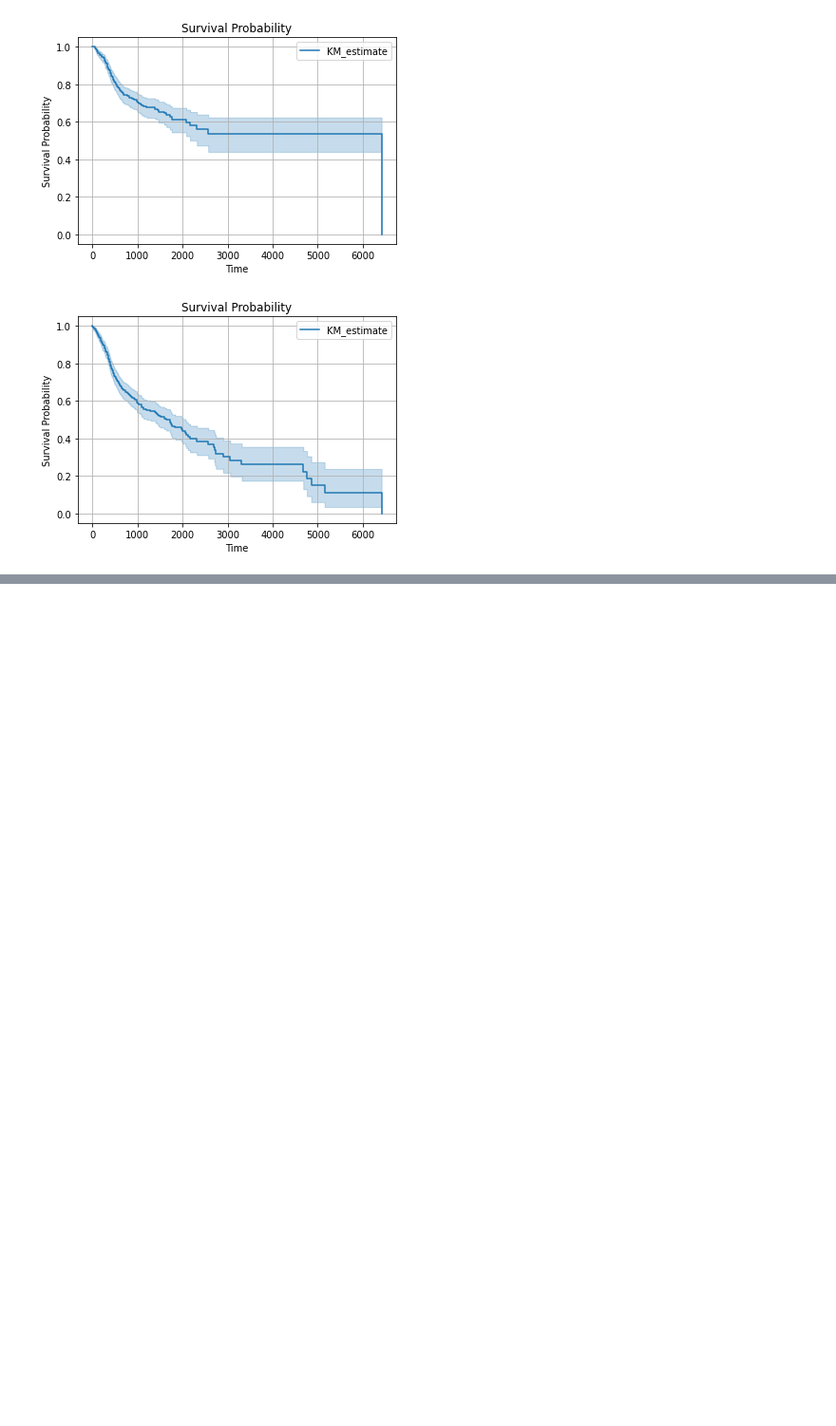
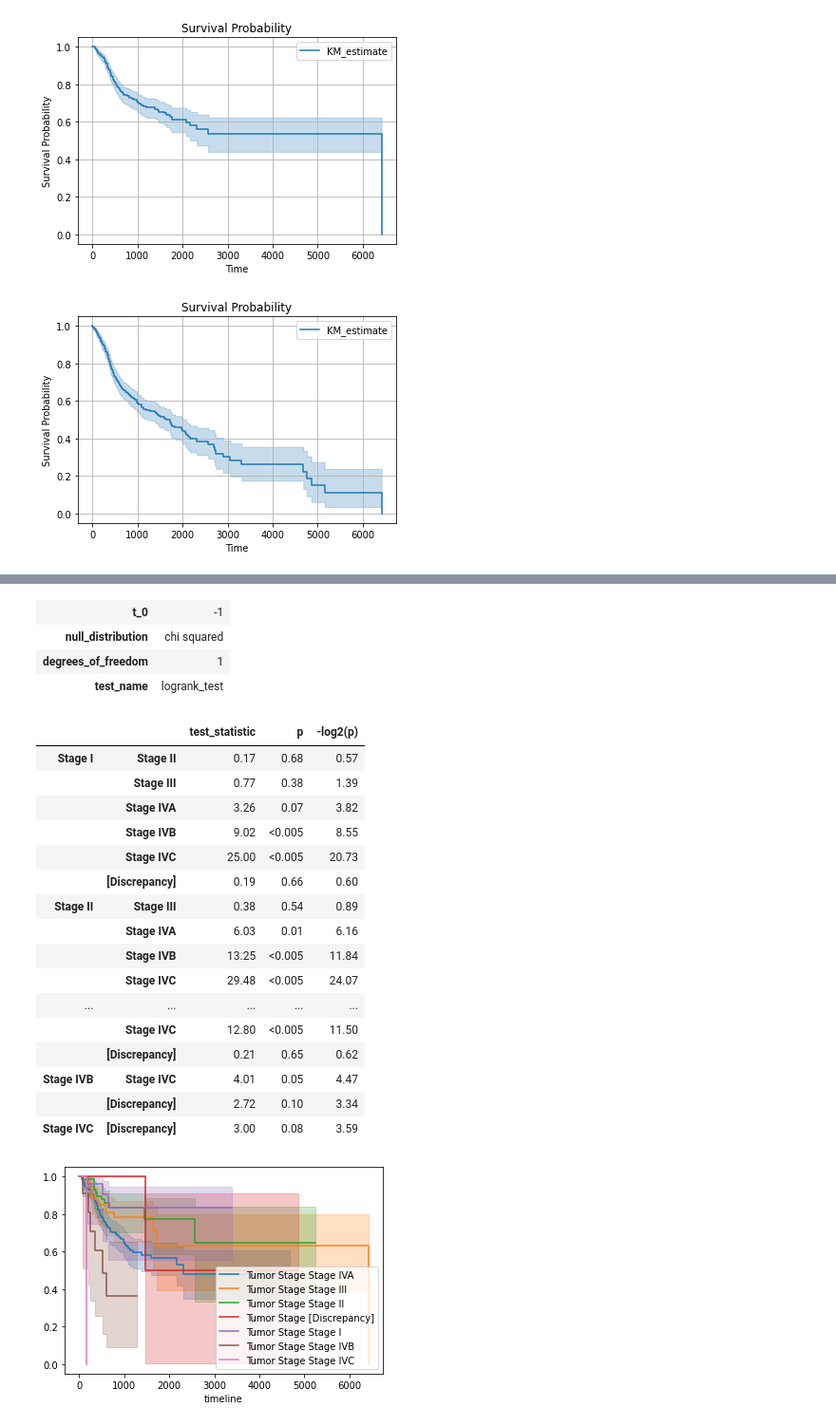
Before and after one commit to Enable72/ECE204-PROJECT4, a Jupyter notebook: project4.ipynb, the cells around one changed output, grey strips where cells are left out. Shown at 95% size. Saved outputs shown, nothing was run; the diff lists cells and outputs as text; code cells hidden in the pictures; blank space fills up the shorter version.

```diff
--- a/project4.ipynb
+++ b/project4.ipynb
@@ -169,0 +189,39 @@ plt.show()
+# %%
+import pandas as pd
+from lifelines import KaplanMeierFitter
+from lifelines.statistics import pairwise_logrank_test
+tumor_stage = metadata['ajcc_pathologic_tumor_stage']
+time = metadata['DSS.time']
+event = metadata['DSS']
+# Perform the log-rank test
+for stage in tumor_stage.unique():
+    group = metadata[tumor_stage == stage]
+    kmf.fit(time[group.index], event[group.index], label=f'Tumor Stage {stage}')
+    kmf.plot()
+
+# Perform pairwise log-rank tests
+results = pairwise_logrank_test(time, tumor_stage, event)
+results.print_summary()
+# %% [output]
+| t_0 | -1 |
+| null_distribution | chi squared |
+| degrees_of_freedom | 1 |
+| test_name | logrank_test |
+|  |  | test_statistic | p | -log2(p) |
+| Stage I | Stage II | 0.17 | 0.68 | 0.57 |
+|  | Stage III | 0.77 | 0.38 | 1.39 |
+|  | Stage IVA | 3.26 | 0.07 | 3.82 |
+|  | Stage IVB | 9.02 | <0.005 | 8.55 |
+|  | Stage IVC | 25.00 | <0.005 | 20.73 |
+|  | [Discrepancy] | 0.19 | 0.66 | 0.60 |
+| Stage II | Stage III | 0.38 | 0.54 | 0.89 |
+|  | Stage IVA | 6.03 | 0.01 | 6.16 |
+|  | Stage IVB | 13.25 | <0.005 | 11.84 |
+|  | Stage IVC | 29.48 | <0.005 | 24.07 |
+| ... | ... | ... | ... | ... |
+|  | Stage IVC | 12.80 | <0.005 | 11.50 |
+|  | [Discrepancy] | 0.21 | 0.65 | 0.62 |
+| Stage IVB | Stage IVC | 4.01 | 0.05 | 4.47 |
+|  | [Discrepancy] | 2.72 | 0.10 | 3.34 |
+| Stage IVC | [Discrepancy] | 3.00 | 0.08 | 3.59 |
+[figure, added]
```
Also changed, not shown: parts of 2 cells of this notebook.
